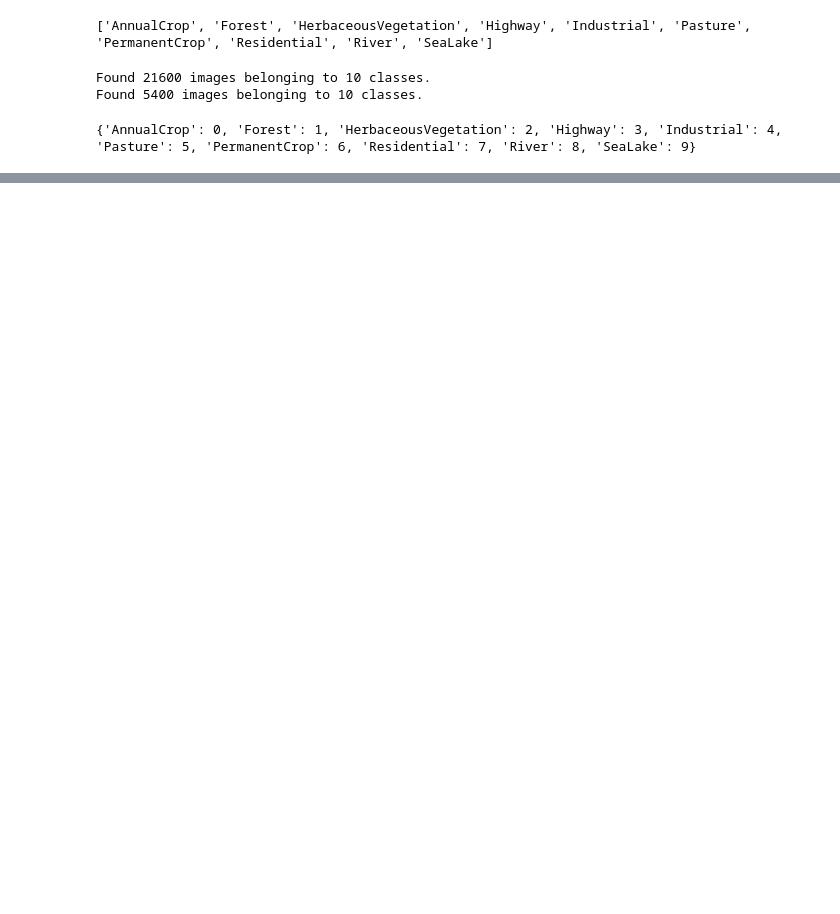
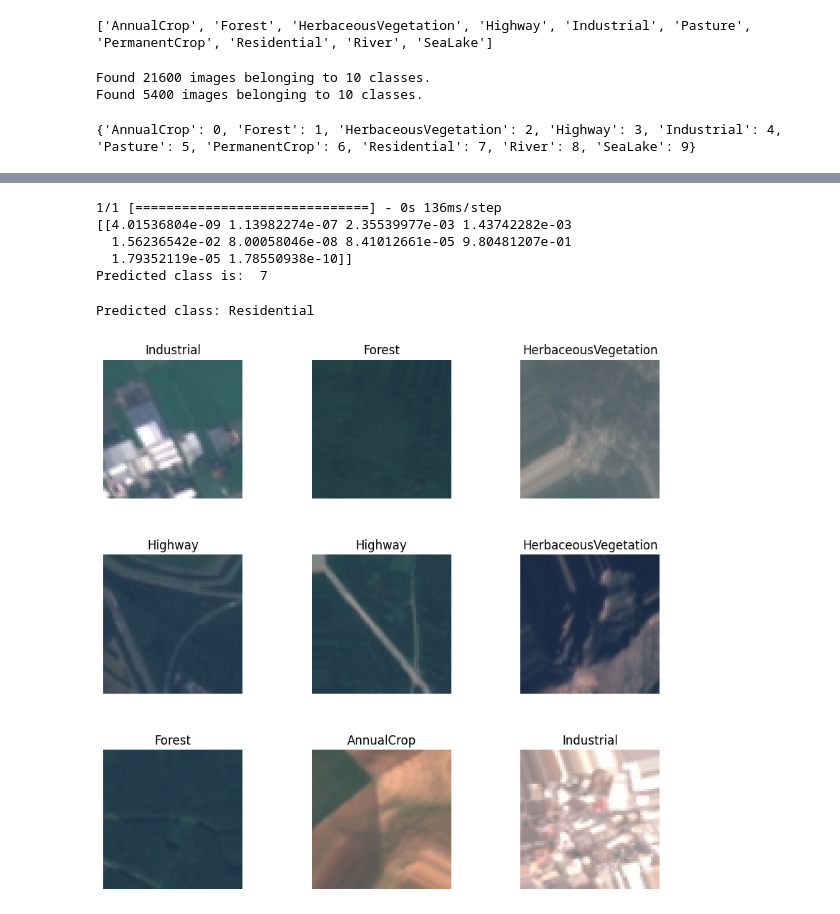
Before and after one commit to noneotherthanmodi/skyServe, a Jupyter notebook: main.ipynb, the cells around one changed output, grey strips where cells are left out. Saved outputs shown, nothing was run; the diff lists cells and outputs as text; code cells hidden in the pictures; blank space fills up the shorter version.

Commit message:
Classification model for satellite images

```diff
--- a/main.ipynb
+++ b/main.ipynb
@@ -51,0 +86,17 @@ from tensorflow.keras.layers import Dense,Conv2D,MaxPooling2D,Flatten,Dropout
+# %%
+from tensorflow.keras.preprocessing import image
+import numpy as np
+image_path = r"general\resid.webp"
+img = image.load_img(image_path,target_size=(64,64))
+img_array = image.img_to_array(img)
+img_array = np.expand_dims(img_array,axis=0)
+img_array = img_array/255.0
+predictions = model1.predict(img_array)
+print(predictions)
+print("Predicted class is: ",np.argmax(predictions))
+# %% [output]
+1/1 [==============================] - 0s 136ms/step
+[[4.01536804e-09 1.13982274e-07 2.35539977e-03 1.43742282e-03
+  1.56236542e-02 8.00058046e-08 8.41012661e-05 9.80481207e-01
+  1.79352119e-05 1.78550938e-10]]
+Predicted class is:  7
@@ -51,0 +116,31 @@ from tensorflow.keras.layers import Dense,Conv2D,MaxPooling2D,Flatten,Dropout
+# %%
+class_name = list(label_map.keys())[list(label_map.values()).index(np.argmax(predictions))]
+print(f'Predicted class: {class_name}')
+# %% [output]
+Predicted class: Residential
+# %%
+import matplotlib.pyplot as plt
+import seaborn as sns
+import numpy as np
+from sklearn.metrics import confusion_matrix, classification_report
+
+#firstly we will visualize the sample images
+def visualize_sample_images(train_data):
+    class_names = list(train_data.class_indices.keys())
+    fig, axes = plt.subplots(3, 3, figsize=(10, 10))
+    axes = axes.ravel()
+
+    for i in np.arange(0, 9):
+        batch = next(train_data)
+        img = batch[0][0]
+        label = np.argmax(batch[1][0])
+        axes[i].imshow(img)
+        axes[i].set_title(class_names[label])
+        axes[i].axis('off')
+
+    plt.subplots_adjust(wspace=0.5)
+    plt.show()
+
+visualize_sample_images(train_data)
+# %% [output]
+[figure, added]
```
Also changed, not shown: parts of 19 cells of this notebook.
